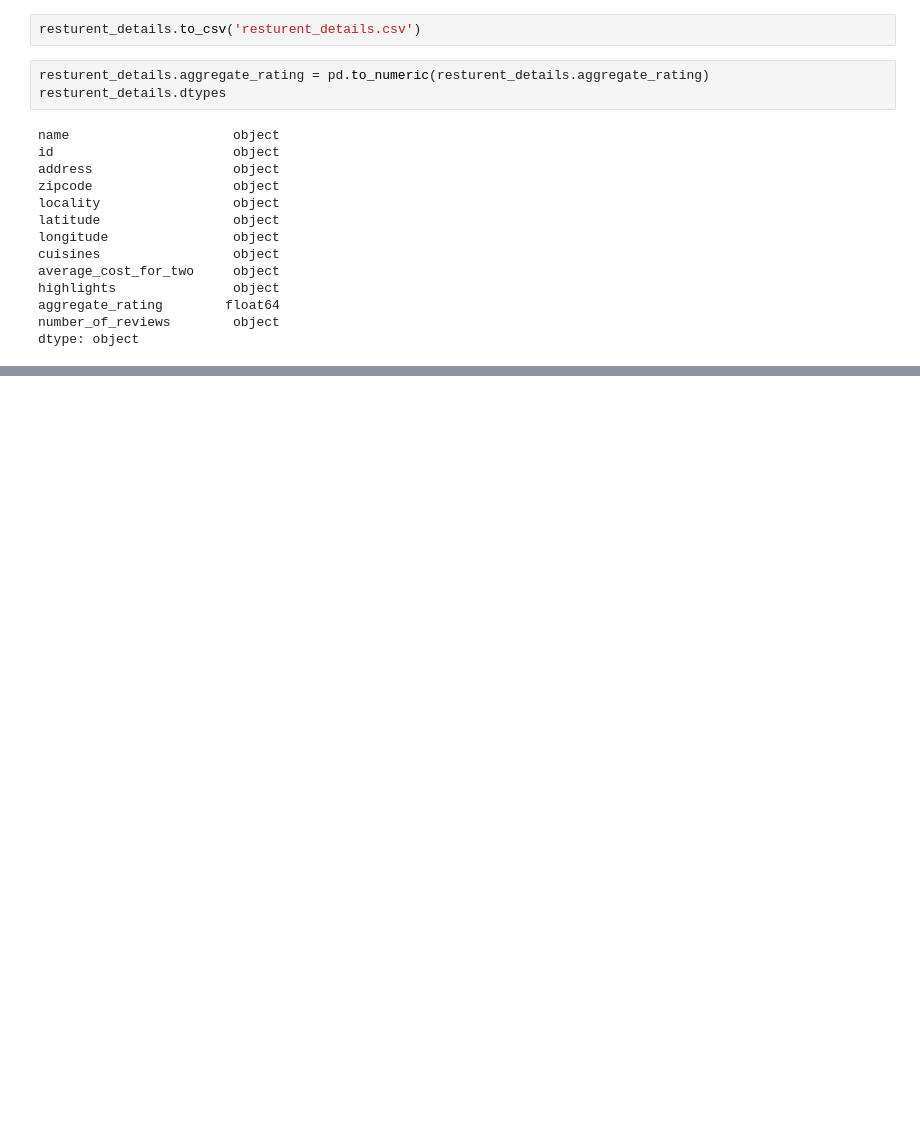
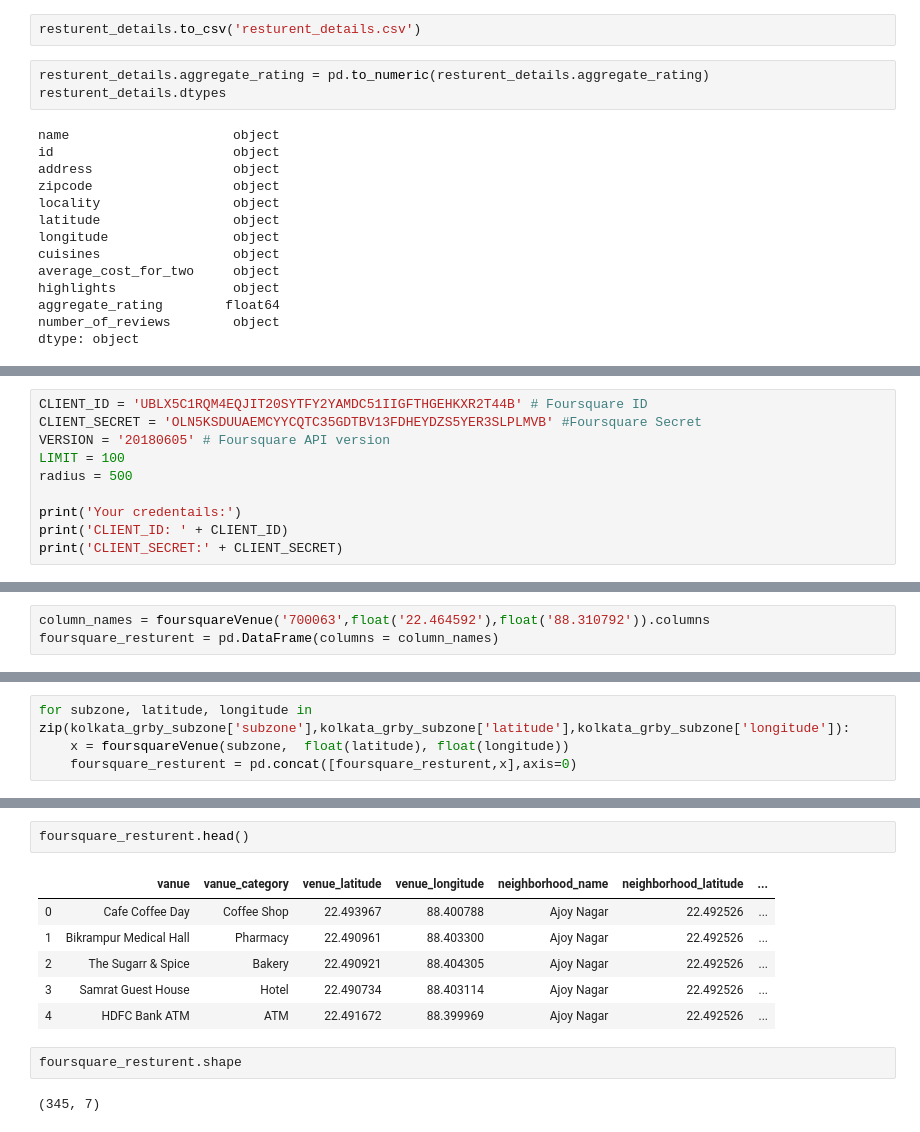
Before and after one commit to recervictory/Coursera_Capstone, a Jupyter notebook: Week 4/Battle.ipynb, the cells around one changed output, grey strips where cells are left out. Saved outputs shown, nothing was run; the diff lists cells and outputs as text; blank space fills up the shorter version.

Commit message:
foursquare

```diff
--- a/Week 4/Battle.ipynb
+++ b/Week 4/Battle.ipynb
@@ -377,0 +340,10 @@ TypeError: must be real number, not str
+# %%
+CLIENT_ID = 'UBLX5C1RQM4EQJIT20SYTFY2YAMDC51IIGFTHGEHKXR2T44B' # Foursquare ID
+CLIENT_SECRET = 'OLN5KSDUUAEMCYYCQTC35GDTBV13FDHEYDZS5YER3SLPLMVB' #Foursquare Secret
+VERSION = '20180605' # Foursquare API version
+LIMIT = 100
+radius = 500
+
+print('Your credentails:')
+print('CLIENT_ID: ' + CLIENT_ID)
+print('CLIENT_SECRET:' + CLIENT_SECRET)
@@ -377,0 +404,3 @@ TypeError: must be real number, not str
+# %%
+column_names = foursquareVenue('700063',float('22.464592'),float('88.310792')).columns
+foursquare_resturent = pd.DataFrame(columns = column_names)
@@ -377,0 +418,4 @@ TypeError: must be real number, not str
+# %%
+for subzone, latitude, longitude in zip(kolkata_grby_subzone['subzone'],kolkata_grby_subzone['latitude'],kolkata_grby_subzone['longitude']):
+    x = foursquareVenue(subzone,  float(latitude), float(longitude))
+    foursquare_resturent = pd.concat([foursquare_resturent,x],axis=0)
@@ -377,0 +440,13 @@ TypeError: must be real number, not str
+# %%
+foursquare_resturent.head()
+# %% [output]
+|  | vanue | vanue_category | venue_latitude | venue_longitude | neighborhood_name | neighborhood_latitude | ... |
+| 0 | Cafe Coffee Day | Coffee Shop | 22.493967 | 88.400788 | Ajoy Nagar | 22.492526 | ... |
+| 1 | Bikrampur Medical Hall | Pharmacy | 22.490961 | 88.403300 | Ajoy Nagar | 22.492526 | ... |
+| 2 | The Sugarr & Spice | Bakery | 22.490921 | 88.404305 | Ajoy Nagar | 22.492526 | ... |
+| 3 | Samrat Guest House | Hotel | 22.490734 | 88.403114 | Ajoy Nagar | 22.492526 | ... |
+| 4 | HDFC Bank ATM | ATM | 22.491672 | 88.399969 | Ajoy Nagar | 22.492526 | ... |
+# %%
+foursquare_resturent.shape
+# %% [output]
+(345, 7)
```
Also changed, not shown: parts of 10 cells of this notebook, 1 other file.
